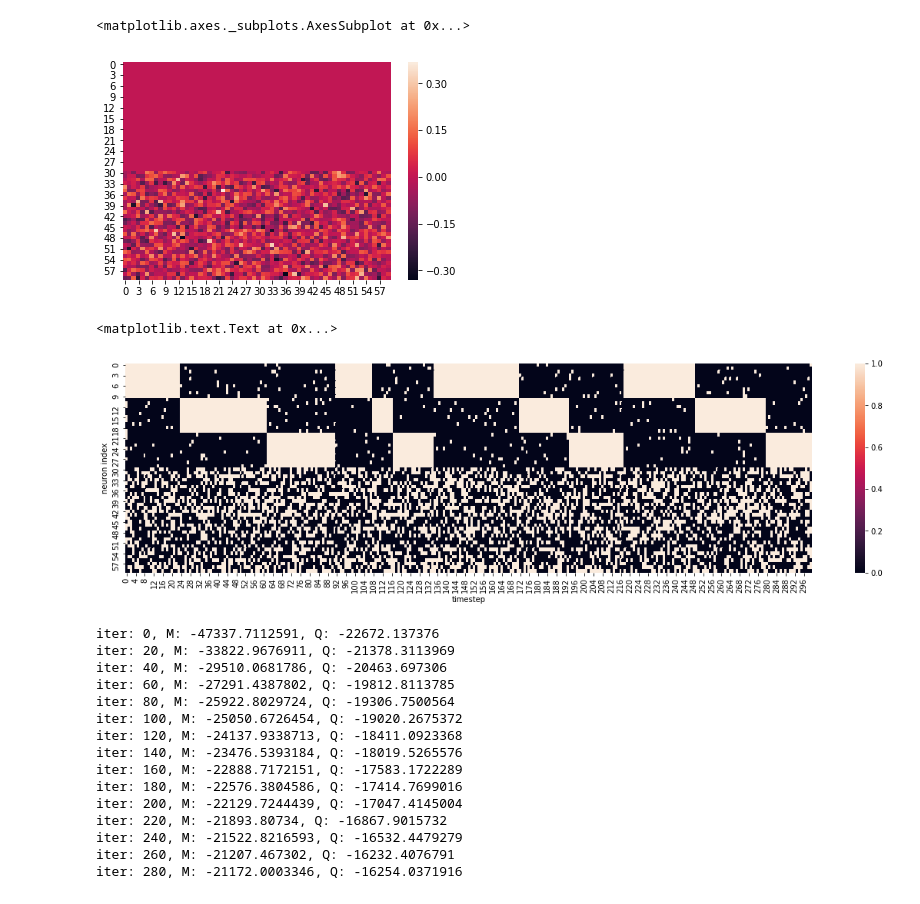
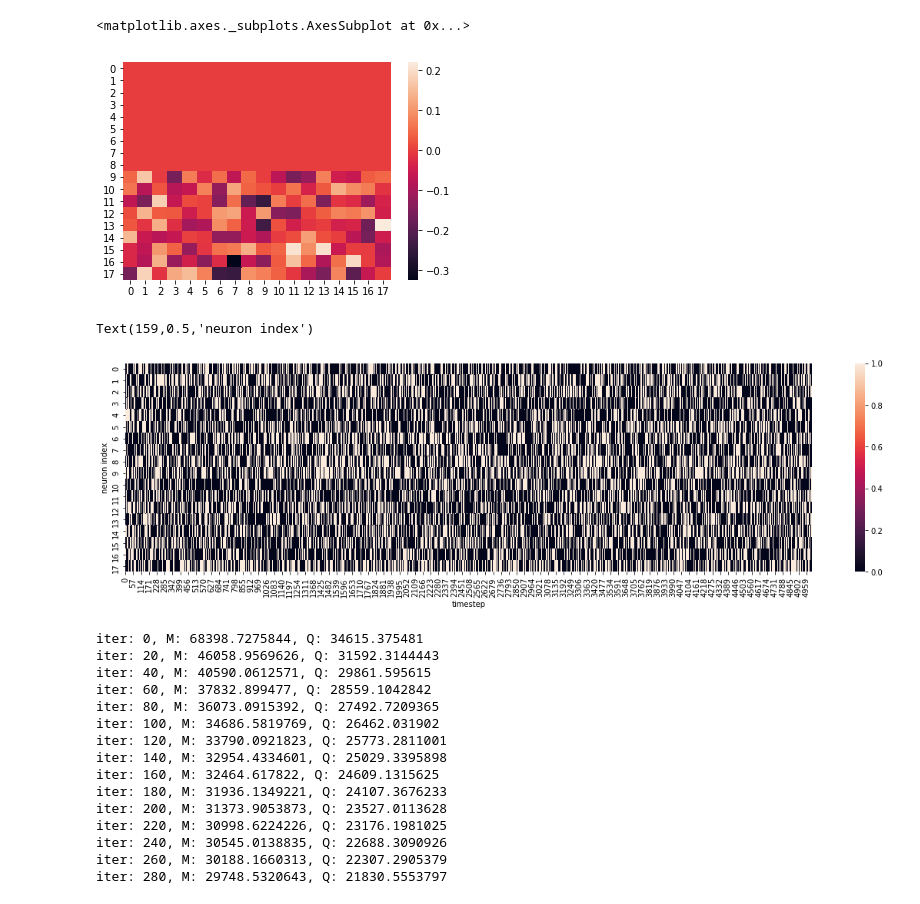
Before and after one commit to andrewcharlesjones/variational_spiking_networks, a Jupyter notebook: vi_spiking_visible_and_hidden.ipynb, the cells around one changed output. Drawn from its saved outputs; the diff is of its cells as text; code cells hidden in the pictures.

```diff
--- a/vi_spiking_visible_and_hidden.ipynb
+++ b/vi_spiking_visible_and_hidden.ipynb
@@ -20,10 +20,10 @@ tau_G = 10.
 tau_baseline = 100.
 dt = 1.
 # %%
-num_visible = 30
-num_hidden = 30
+num_visible = 9
+num_hidden = 9
 num_neurons = num_visible + num_hidden
-num_timebins = 1000
+num_timebins = 5000
 
 weights_M = np.random.normal(loc = 0, scale = 0.1, size = (num_neurons, num_neurons))
 np.fill_diagonal(weights_M, 0)
@@ -53,7 +53,7 @@ spikes[:, 0] = np.random.binomial(n = 1, p = spike_probs[:, 0])
 sns.heatmap(weights_Q)
 # %% [output]
 <matplotlib.axes._subplots.AxesSubplot at 0x...>
-[figure, old version]
+[figure, new version]
 # %%
 
 for tt in range(1, num_timebins):
@@ -124,11 +124,11 @@ for tt in range(1, num_timebins):
 # %%
 fig, ax = plt.subplots(figsize=(20, 5))
-sns.heatmap(spikes[:, :300])
+sns.heatmap(spikes)
 plt.xlabel("timestep")
 plt.ylabel("neuron index")
 # %% [output]
-<matplotlib.text.Text at 0x...>
+Text(159,0.5,'neuron index')
-[figure, old version]
+[figure, new version]
 # %%
 import autograd.numpy as np
 # %%
@@ -143,7 +143,7 @@ LL_M_trace = []
 LL_Q_trace = []
 iter_num = 0
 # %%
-## Simulate t = 1,...,T for Q network to get hidden neurons' spikes
+
 
 
 for iter_num in range(300):
@@ -163,9 +163,9 @@ for iter_num in range(300):
     spikes_Q[:, 0] = np.random.binomial(n = 1, p = spike_probs_Q[:, 0])
     spikes_Q[:num_visible, :] = spikes[:num_visible, :]
 
+
+    ## Simulate t = 1,...,T for Q network to get hidden neurons' spikes
     for tt in range(1, num_timebins):
-
-#         for ii in range(num_neurons):
 
         dphi = dt * (1 / tau) * (spikes_Q[:, tt - 1] - phi_Q[:, tt - 1])
         deta = dt * (1 / tau_adapt) * (spikes_Q[:, tt - 1] - eta_Q[:, tt - 1])
@@ -191,11 +191,14 @@ for iter_num in range(300):
     ## Calculate likelihood of M network
 
     def LL_M(curr_weights):
+        # make sure weights are shaped correctly
+        curr_weights = np.reshape(curr_weights, [num_neurons, num_neurons])
+
         total_potential = np.matmul(curr_weights, phi) - eta_0 * eta
 
         curr_rho = rho_0 * np.exp((total_potential - v) / delta_u)
         LL = np.sum(np.multiply(np.log(rho), spikes) - curr_rho) * dt
-        return LL
+        return -LL
 
 
 
@@ -205,18 +208,21 @@ for iter_num in range(300):
     grad_LL_M = grad(LL_M)
     M_weights_gradients = grad_LL_M(learned_weights_M)
 
-    learned_weights_M += mu_M * M_weights_gradients
+    learned_weights_M -= mu_M * M_weights_gradients
 
 
     ## Calculate likelihood of Q network (only sums over hidden neurons)
 
     def LL_Q(curr_weights):
+        # make sure weights are shaped correctly
+        curr_weights = np.reshape(curr_weights, [num_neurons, num_neurons])
+
         total_potential = np.matmul(curr_weights, phi_Q) - eta_0 * eta_Q
 
         curr_rho = rho_0 * np.exp((total_potential - v) / delta_u)
         individual_likelihoods = np.multiply(np.log(curr_rho), spikes_Q) - curr_rho
         LL = np.sum(individual_likelihoods[num_visible:, :]) * dt # only sum over hidden
-        return LL
+        return -LL
 
 
 
@@ -239,7 +245,7 @@ for iter_num in range(300):
         curr_free_energy = free_energy - np.mean(free_energy_trace)
 
 #     mu_Q = 1e-10
-    learned_weights_Q += mu_Q * Q_weights_gradients
+    learned_weights_Q -= mu_Q * Q_weights_gradients
     learned_weights_Q[:num_visible, :] = 0
 
     LL_M_trace.append(curr_LL_M)
@@ -248,18 +254,18 @@ for iter_num in range(300):
     if iter_num % 20 == 0:
         print 'iter: {}, M: {}, Q: {}'.format(iter_num, curr_LL_M, curr_LL_Q)
 # %% [output]
-iter: 0, M: -47337.7112591, Q: -22672.137376
-iter: 20, M: -33822.9676911, Q: -21378.3113969
-iter: 40, M: -29510.0681786, Q: -20463.697306
-iter: 60, M: -27291.4387802, Q: -19812.8113785
-iter: 80, M: -25922.8029724, Q: -19306.7500564
-iter: 100, M: -25050.6726454, Q: -19020.2675372
-iter: 120, M: -24137.9338713, Q: -18411.0923368
-iter: 140, M: -23476.5393184, Q: -18019.5265576
-iter: 160, M: -22888.7172151, Q: -17583.1722289
-iter: 180, M: -22576.3804586, Q: -17414.7699016
-iter: 200, M: -22129.7244439, Q: -17047.4145004
-iter: 220, M: -21893.80734, Q: -16867.9015732
-iter: 240, M: -21522.8216593, Q: -16532.4479279
-iter: 260, M: -21207.467302, Q: -16232.4076791
-iter: 280, M: -21172.0003346, Q: -16254.0371916
+iter: 0, M: 68398.7275844, Q: 34615.375481
+iter: 20, M: 46058.9569626, Q: 31592.3144443
+iter: 40, M: 40590.0612571, Q: 29861.595615
+iter: 60, M: 37832.899477, Q: 28559.1042842
+iter: 80, M: 36073.0915392, Q: 27492.7209365
+iter: 100, M: 34686.5819769, Q: 26462.031902
+iter: 120, M: 33790.0921823, Q: 25773.2811001
+iter: 140, M: 32954.4334601, Q: 25029.3395898
+iter: 160, M: 32464.617822, Q: 24609.1315625
+iter: 180, M: 31936.1349221, Q: 24107.3676233
+iter: 200, M: 31373.9053873, Q: 23527.0113628
+iter: 220, M: 30998.6224226, Q: 23176.1981025
+iter: 240, M: 30545.0138835, Q: 22688.3090926
+iter: 260, M: 30188.1660313, Q: 22307.2905379
+iter: 280, M: 29748.5320643, Q: 21830.5553797
```
Also changed, not shown: parts of 8 cells of this notebook.
